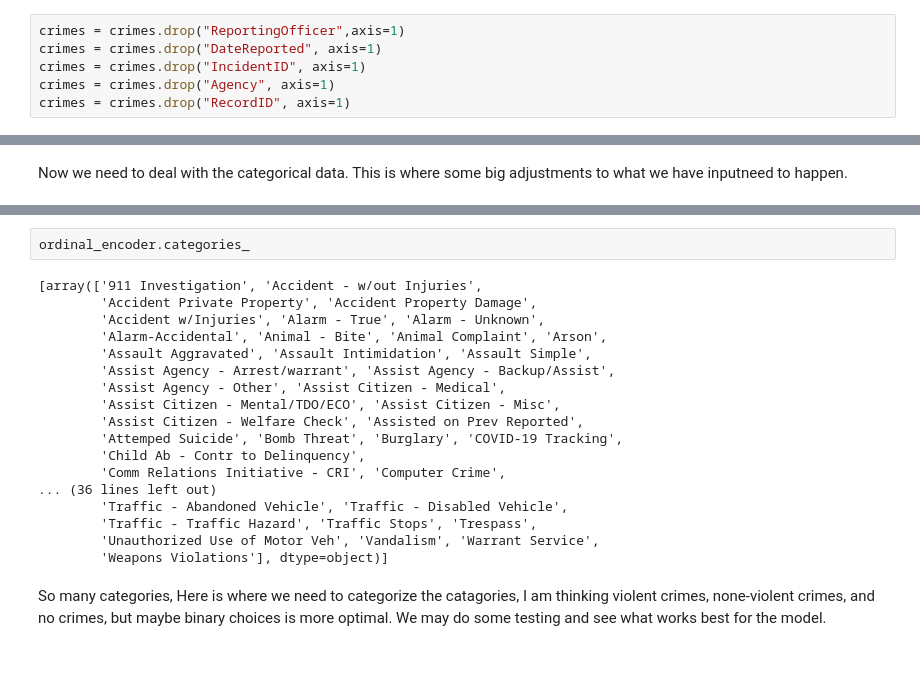
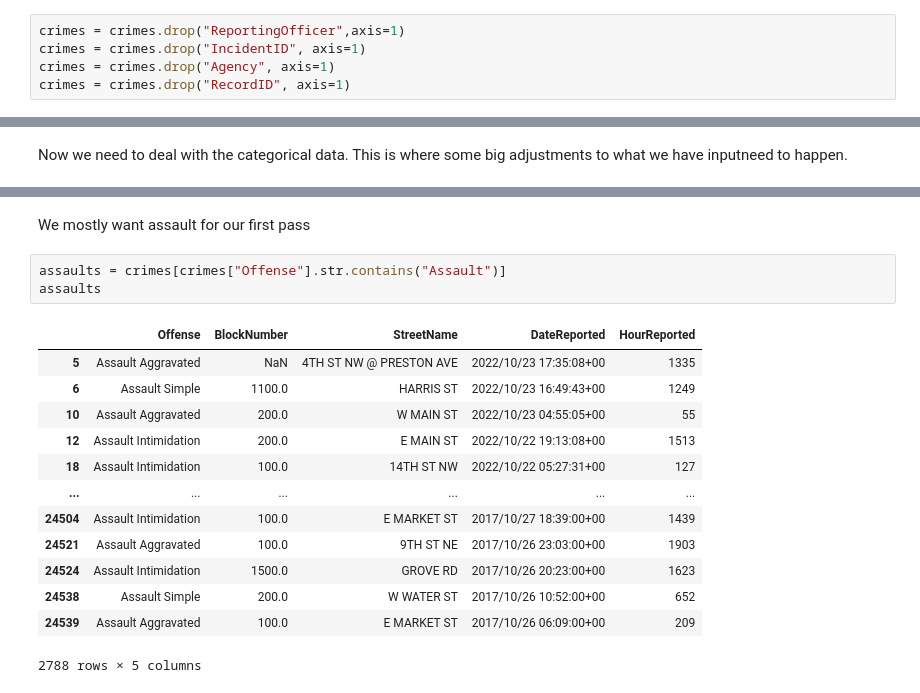
Before and after one commit to JSGarris/MLProject, a Jupyter notebook: Machine_Learning_Project.ipynb, the cells around one changed output, grey strips where cells are left out. Cells and saved outputs as stored; diff of their text form; blank space fills up the shorter version.

```diff
--- a/Machine_Learning_Project.ipynb
+++ b/Machine_Learning_Project.ipynb
@@ -240,6 +244,5 @@ memory usage: 768.2+ KB
 # %%
 crimes = crimes.drop("ReportingOfficer",axis=1)
-crimes = crimes.drop("DateReported", axis=1)
 crimes = crimes.drop("IncidentID", axis=1)
 crimes = crimes.drop("Agency", axis=1)
 crimes = crimes.drop("RecordID", axis=1)
@@ -297,22 +267,19 @@ array([[ 62.],
-# %%
-ordinal_encoder.categories_
-# %% [output]
-[array(['911 Investigation', 'Accident - w/out Injuries',
-        'Accident Private Property', 'Accident Property Damage',
-        'Accident w/Injuries', 'Alarm - True', 'Alarm - Unknown',
-        'Alarm-Accidental', 'Animal - Bite', 'Animal Complaint', 'Arson',
-        'Assault Aggravated', 'Assault Intimidation', 'Assault Simple',
-        'Assist Agency - Arrest/warrant', 'Assist Agency - Backup/Assist',
-        'Assist Agency - Other', 'Assist Citizen - Medical',
-        'Assist Citizen - Mental/TDO/ECO', 'Assist Citizen - Misc',
-        'Assist Citizen - Welfare Check', 'Assisted on Prev Reported',
-        'Attemped Suicide', 'Bomb Threat', 'Burglary', 'COVID-19 Tracking',
-        'Child Ab - Contr to Delinquency',
-        'Comm Relations Initiative - CRI', 'Computer Crime',
-... (36 lines left out)
-        'Traffic - Abandoned Vehicle', 'Traffic - Disabled Vehicle',
-        'Traffic - Traffic Hazard', 'Traffic Stops', 'Trespass',
-        'Unauthorized Use of Motor Veh', 'Vandalism', 'Warrant Service',
-        'Weapons Violations'], dtype=object)]
-# %% [markdown]
-So many categories, Here is where we need to categorize the catagories, I am thinking violent crimes, none-violent crimes, and no crimes, but maybe binary choices is more optimal. We may do some testing and see what works best for the model.
+# %% [markdown]
+We mostly want assault for our first pass
+# %%
+assaults = crimes[crimes["Offense"].str.contains("Assault")]
+assaults
+# %% [output]
+|  | Offense | BlockNumber | StreetName | DateReported | HourReported |
+| 5 | Assault Aggravated | NaN | 4TH ST NW @ PRESTON AVE | 2022/10/23 17:35:08+00 | 1335 |
+| 6 | Assault Simple | 1100.0 | HARRIS ST | 2022/10/23 16:49:43+00 | 1249 |
+| 10 | Assault Aggravated | 200.0 | W MAIN ST | 2022/10/23 04:55:05+00 | 55 |
+| 12 | Assault Intimidation | 200.0 | E MAIN ST | 2022/10/22 19:13:08+00 | 1513 |
+| 18 | Assault Intimidation | 100.0 | 14TH ST NW | 2022/10/22 05:27:31+00 | 127 |
+| ... | ... | ... | ... | ... | ... |
+| 24504 | Assault Intimidation | 100.0 | E MARKET ST | 2017/10/27 18:39:00+00 | 1439 |
+| 24521 | Assault Aggravated | 100.0 | 9TH ST NE | 2017/10/26 23:03:00+00 | 1903 |
+| 24524 | Assault Intimidation | 1500.0 | GROVE RD | 2017/10/26 20:23:00+00 | 1623 |
+| 24538 | Assault Simple | 200.0 | W WATER ST | 2017/10/26 10:52:00+00 | 652 |
+| 24539 | Assault Aggravated | 100.0 | E MARKET ST | 2017/10/26 06:09:00+00 | 209 |
+2788 rows × 5 columns
```
Also changed, not shown: parts of 24 cells of this notebook, 1 other file.
